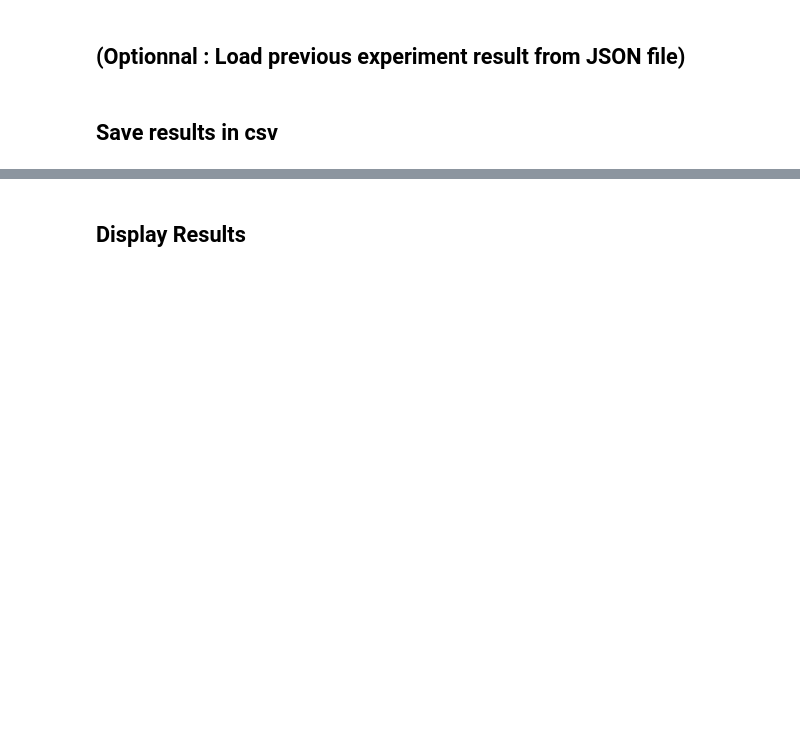
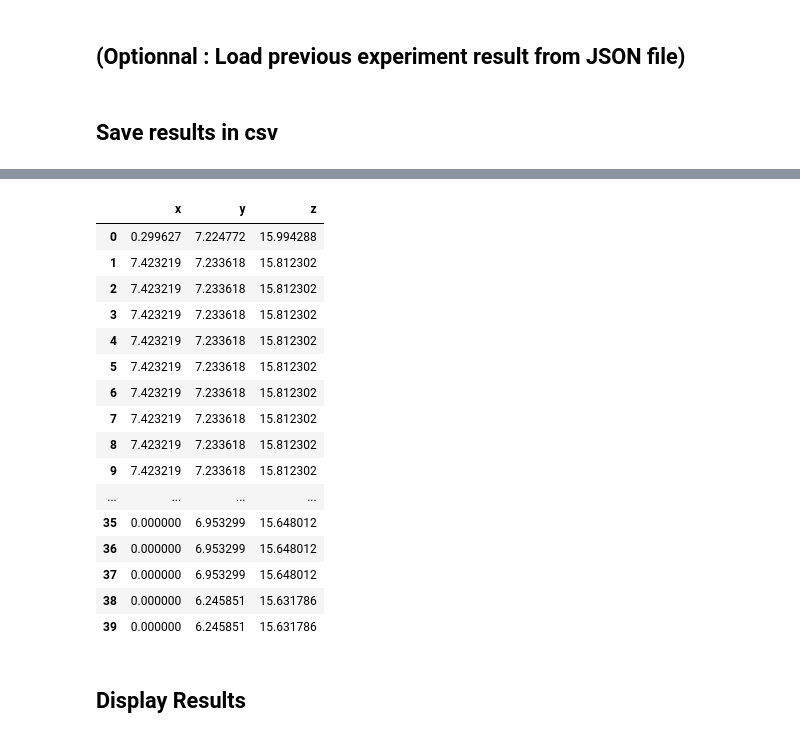
Before and after one commit to CedricTravelletti/InverseDesign.jl, a Jupyter notebook: examples/C_on_Cu.ipynb, the cells around one changed output, grey strips where cells are left out. Saved outputs shown, nothing was run; the diff lists cells and outputs as text; code cells hidden in the pictures; blank space fills up the shorter version.

```diff
--- a/examples/C_on_Cu.ipynb
+++ b/examples/C_on_Cu.ipynb
@@ -220,7 +242,11 @@ import time
 start = time.time()
 run_time = []
 N_BO_steps = input['n_bo_steps']
-BO_trace_space_log = []
+
+BO_trace_space_log_x = []
+BO_trace_space_log_y = []
+BO_trace_space_log_z = []
+
 if input['opt_stop'] == 'T':
     #run this if we want to stop the optimization after a threshold
     for i in range(N_BO_steps):
@@ -232,6 +258,11 @@ if input['opt_stop'] == 'T':
         # Local evaluation here can be replaced with deployment to external system.
         ax_client.complete_trial(trial_index=trial_index, raw_data=evaluate(parameters))
         run_time.append(time.time() - start)
+        #Store current BO trajectory
+        params = ax_client.get_best_parameters()[:1][0]
+        BO_trace_space_log_x.append(params['x'])
+        BO_trace_space_log_y.append(params['y'])
+        BO_trace_space_log_z.append(params['z'])
 
 elif input['opt_stop'] == 'F':
     #run this if we want to run the optimization for a fixed number of steps
@@ -240,3 +271,8 @@ elif input['opt_stop'] == 'F':
         # Local evaluation here can be replaced with deployment to external system.
         ax_client.complete_trial(trial_index=trial_index, raw_data=evaluate(parameters))
         run_time.append(time.time() - start)
+        #Store current BO trajectory
+        params = ax_client.get_best_parameters()[:1][0]
+        BO_trace_space_log_x.append(params['x'])
+        BO_trace_space_log_y.append(params['y'])
+        BO_trace_space_log_z.append(params['z'])
@@ -284,2 +346,22 @@ df
+# %%
+df_bo_space_trace
+# %% [output]
+|  | x | y | z |
+| 0 | 0.299627 | 7.224772 | 15.994288 |
+| 1 | 7.423219 | 7.233618 | 15.812302 |
+| 2 | 7.423219 | 7.233618 | 15.812302 |
+| 3 | 7.423219 | 7.233618 | 15.812302 |
+| 4 | 7.423219 | 7.233618 | 15.812302 |
+| 5 | 7.423219 | 7.233618 | 15.812302 |
+| 6 | 7.423219 | 7.233618 | 15.812302 |
+| 7 | 7.423219 | 7.233618 | 15.812302 |
+| 8 | 7.423219 | 7.233618 | 15.812302 |
+| 9 | 7.423219 | 7.233618 | 15.812302 |
+| ... | ... | ... | ... |
+| 35 | 0.000000 | 6.953299 | 15.648012 |
+| 36 | 0.000000 | 6.953299 | 15.648012 |
+| 37 | 0.000000 | 6.953299 | 15.648012 |
+| 38 | 0.000000 | 6.245851 | 15.631786 |
+| 39 | 0.000000 | 6.245851 | 15.631786 |
 # %% [markdown]
 ## Display Results
```
Also changed, not shown: parts of 6 cells of this notebook, 1 other file.
